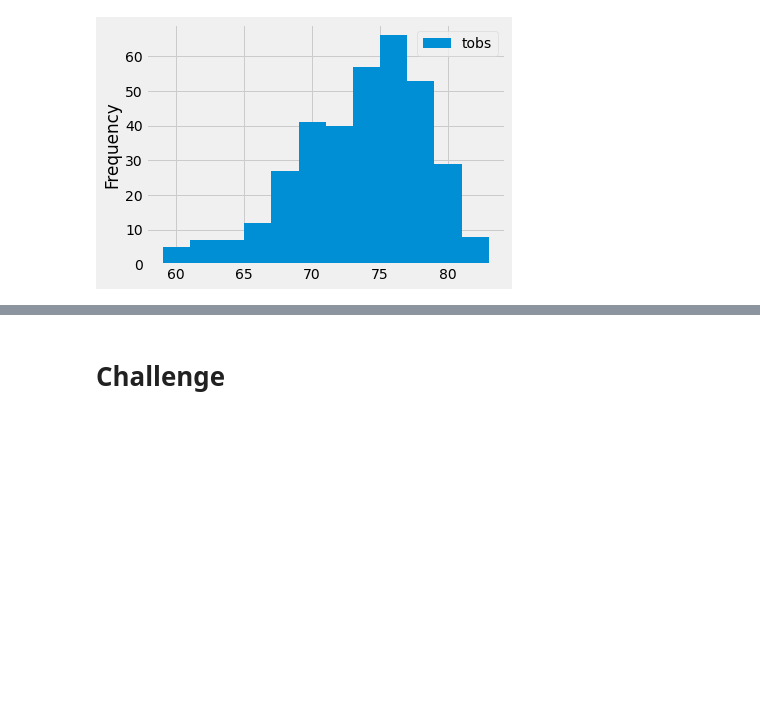
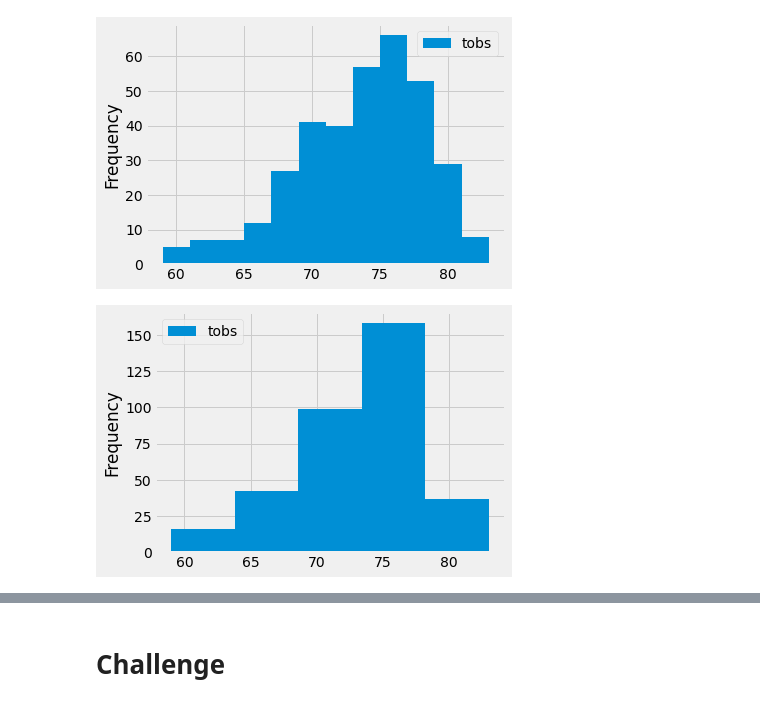
Before and after one commit to ejyongc/surfs_up, a Jupyter notebook: climate_analysis.ipynb, the cells around one changed output, grey strips where cells are left out. Cells and saved outputs as stored; diff of their text form; code cells hidden in the pictures; blank space fills up the shorter version.

```diff
--- a/climate_analysis.ipynb
+++ b/climate_analysis.ipynb
@@ -209,3 +209,9 @@ df.plot.hist(bins=12)
 plt.tight_layout()
 # %% [output]
 [figure]
+# %%
+# Trying to change the bins to 5.
+df.plot.hist(bins=5)
+plt.tight_layout()
+# %% [output]
+[figure, added]
```
Also changed, not shown: parts of 2 cells of this notebook, 2 other files.
